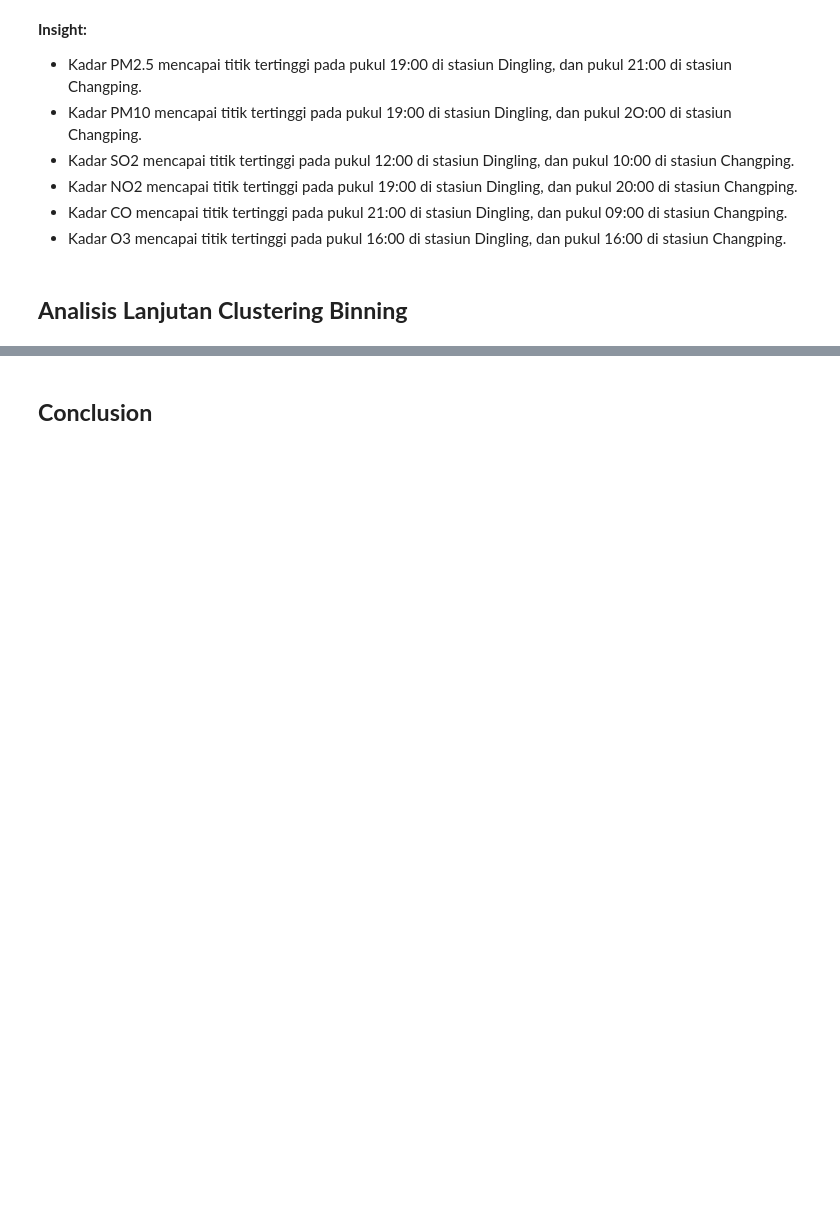
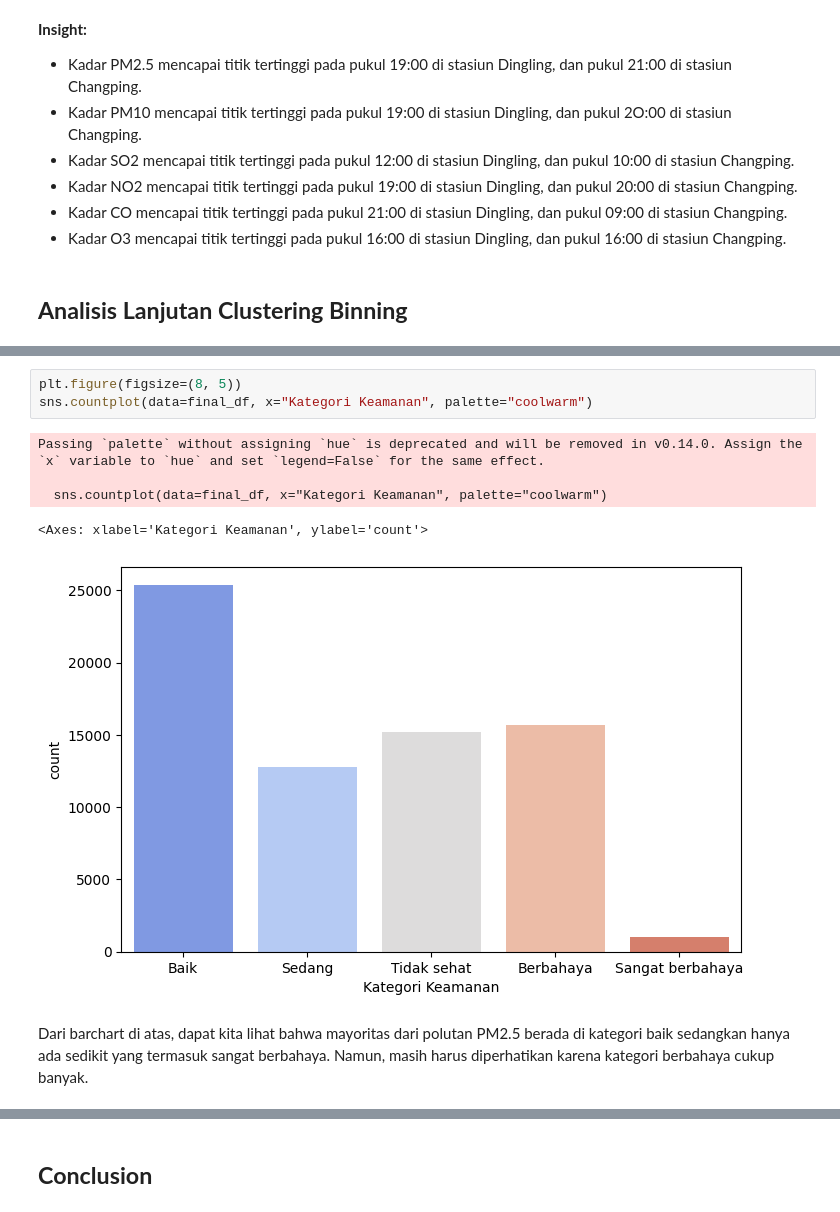
Before and after one commit to feliciasalim/Data-Analysis-Air-Quality, a Jupyter notebook: notebook.ipynb, the cells around one changed output, grey strips where cells are left out. Drawn from its saved outputs; the diff is of its cells as text; blank space fills up the shorter version.

```diff
--- a/notebook.ipynb
+++ b/notebook.ipynb
@@ -688,3 +690,14 @@ final_df[['PM2.5', 'Kategori Keamanan']].sample(10)
+# %%
+plt.figure(figsize=(8, 5))
+sns.countplot(data=final_df, x="Kategori Keamanan", palette="coolwarm")
+# %% [output]
+Passing `palette` without assigning `hue` is deprecated and will be removed in v0.14.0. Assign the `x` variable to `hue` and set `legend=False` for the same effect.
+
+  sns.countplot(data=final_df, x="Kategori Keamanan", palette="coolwarm")
+<Axes: xlabel='Kategori Keamanan', ylabel='count'>
+[figure, added]
+# %% [markdown]
+Dari barchart di atas, dapat kita lihat bahwa mayoritas dari polutan PM2.5 berada di kategori baik sedangkan hanya ada sedikit yang termasuk sangat berbahaya. Namun, masih harus diperhatikan karena kategori berbahaya cukup banyak.
 # %%
 final_df['Kategori Keamanan'] = pd.cut(final_df['PM10'],
   bins=[0, 25, 50, 100, 300, 1000],
```
Also changed, not shown: parts of 17 cells of this notebook.
